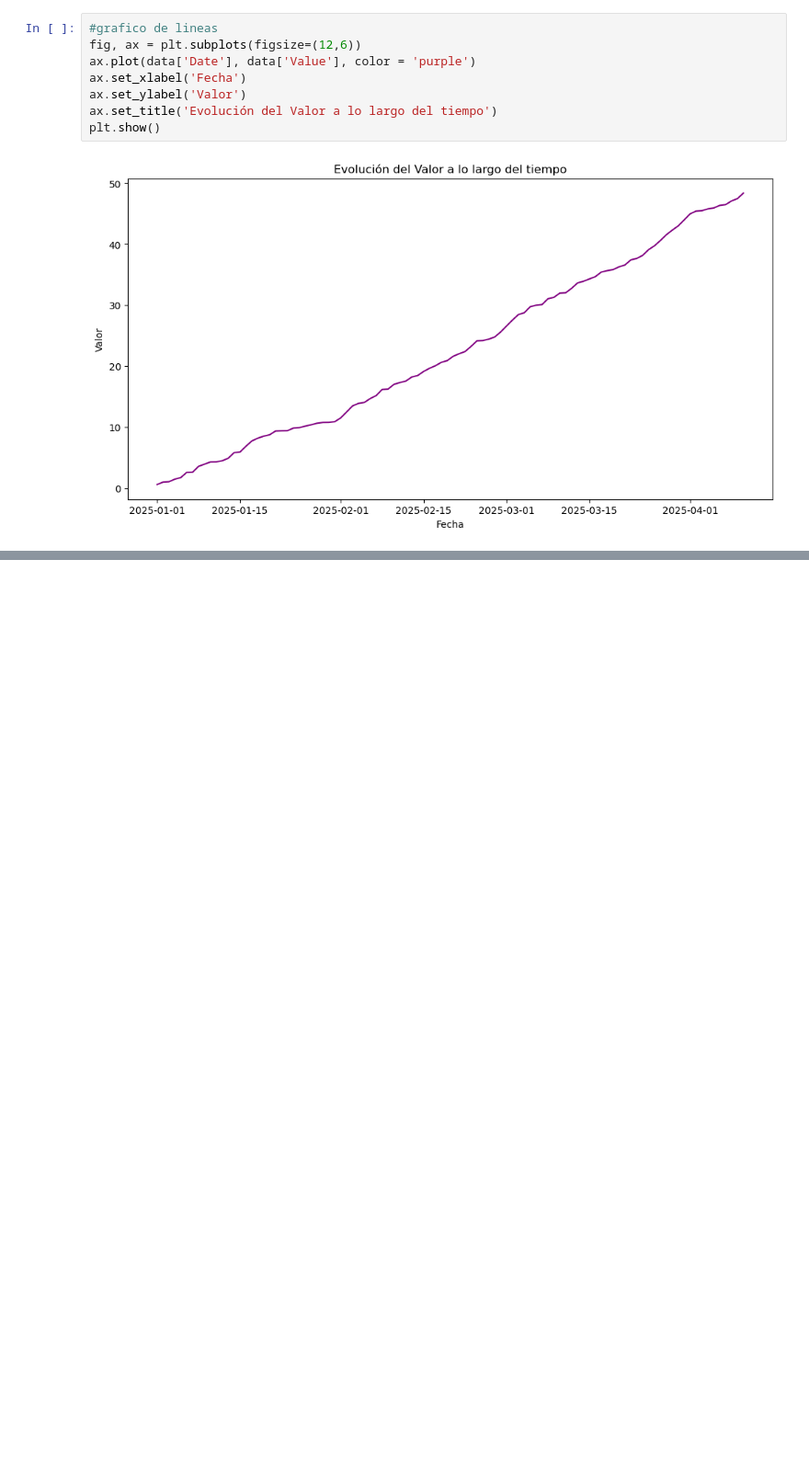
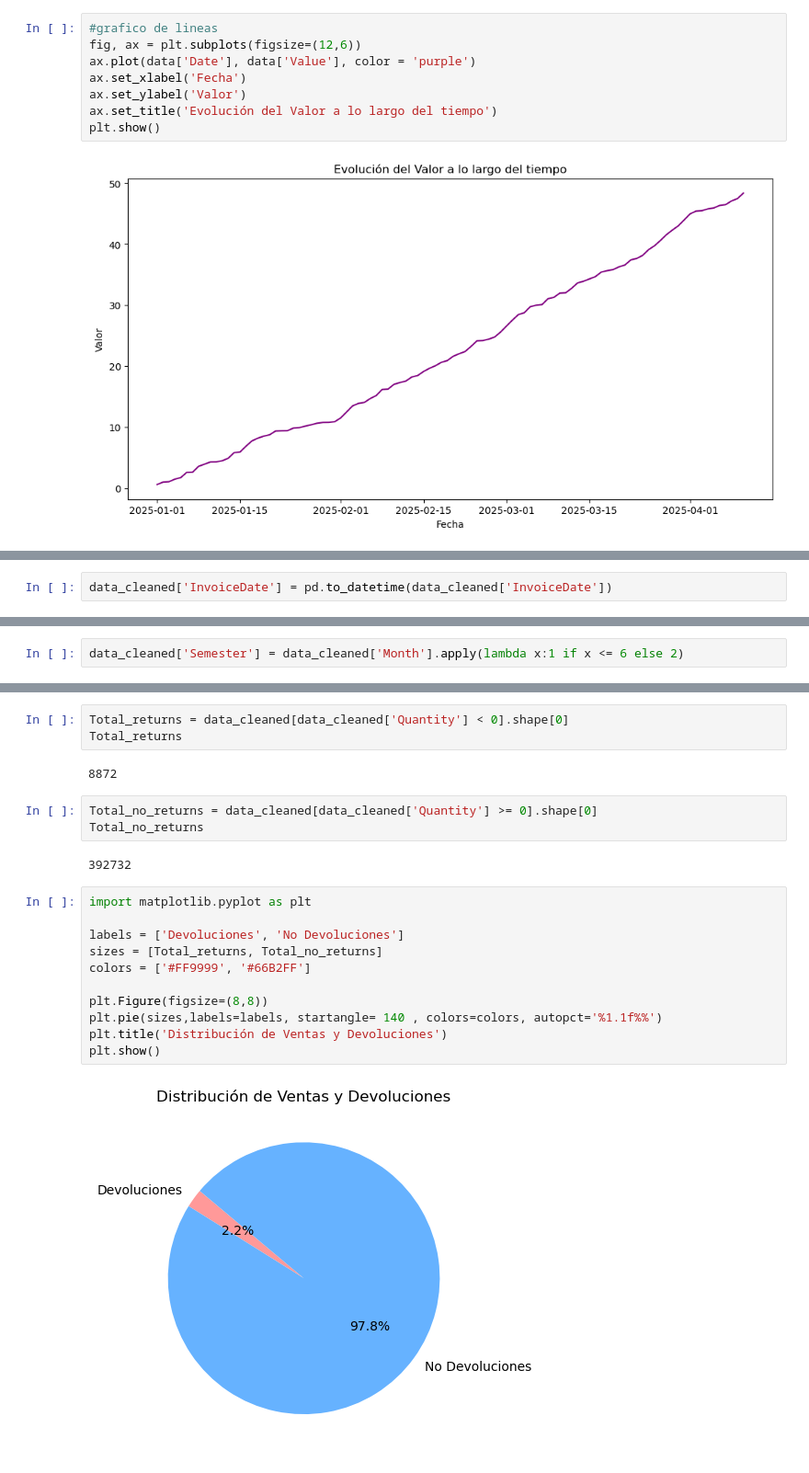
Before and after one commit to JhanDPH/Online_Retail, a Jupyter notebook: notebooks/ejemplos_practicos.ipynb, the cells around one changed output, grey strips where cells are left out. Shown at 92% size. Cells and saved outputs as stored; diff of their text form; blank space fills up the shorter version.

```diff
--- a/notebooks/ejemplos_practicos.ipynb
+++ b/notebooks/ejemplos_practicos.ipynb
@@ -1432,0 +1627,2 @@ plt.show()
+# %%
+data_cleaned['InvoiceDate'] = pd.to_datetime(data_cleaned['InvoiceDate'])
@@ -1432,0 +1667,2 @@ plt.show()
+# %%
+data_cleaned['Semester'] = data_cleaned['Month'].apply(lambda x:1 if x <= 6 else 2)
@@ -1432,0 +1678,23 @@ plt.show()
+# %%
+Total_returns = data_cleaned[data_cleaned['Quantity'] < 0].shape[0]
+Total_returns
+# %% [output]
+8872
+# %%
+Total_no_returns = data_cleaned[data_cleaned['Quantity'] >= 0].shape[0]
+Total_no_returns
+# %% [output]
+392732
+# %%
+import matplotlib.pyplot as plt
+
+labels = ['Devoluciones', 'No Devoluciones']
+sizes = [Total_returns, Total_no_returns]
+colors = ['#FF9999', '#66B2FF']
+
+plt.Figure(figsize=(8,8))
+plt.pie(sizes,labels=labels, startangle= 140 , colors=colors, autopct='%1.1f%%')
+plt.title('Distribución de Ventas y Devoluciones')
+plt.show()
+# %% [output]
+[figure, added]
```
Also changed, not shown: parts of 23 cells of this notebook.
